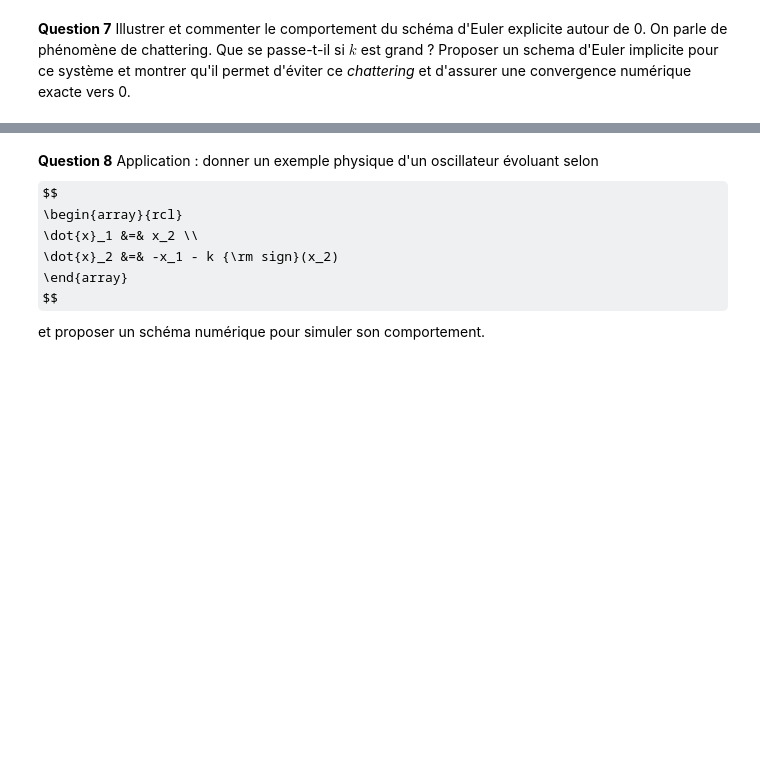
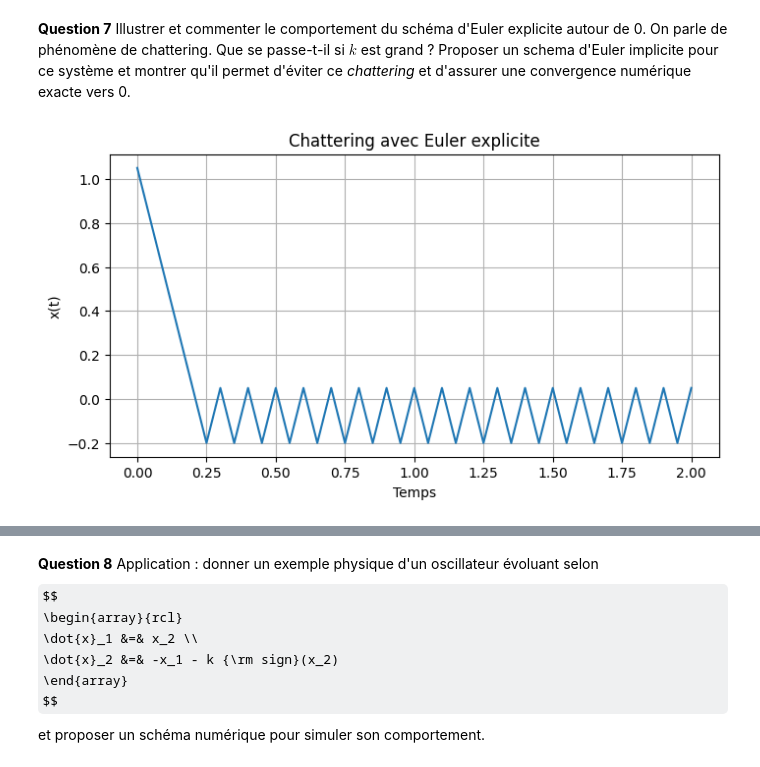
Before and after one commit to sybille-naudet/Maths---meufs-trop-styl-es, a Jupyter notebook: Projet - Equations Différentielles - 2025.ipynb, the cells around one changed output, grey strips where cells are left out. Drawn from its saved outputs; the diff is of its cells as text; code cells hidden in the pictures; some formulas as TeX source; blank space fills up the shorter version.

```diff
--- a/Projet - Equations Différentielles - 2025.ipynb
+++ b/Projet - Equations Différentielles - 2025.ipynb
@@ -176,0 +222,32 @@ def euler_implicit_sliding(x0,t0,tf,dt):
+# %%
+def euler_explicit_chattering(x0, t0, tf, dt, k):
+    time = np.arange(t0, tf + dt, dt)
+    sol = np.zeros(len(time))
+    sol[0] = x0
+
+    for n in range(len(time) - 1):
+        sol[n+1] = sol[n] - k * dt * np.sign(sol[n])
+
+    return time, sol
+
+
+# Paramètres
+k = 5
+dt = 0.05
+t0 = 0.0
+tf = 2.0
+x0 = 1.05
+
+# Simulation
+time, sol = euler_explicit_chattering(x0, t0, tf, dt, k)
+
+# Tracé
+plt.figure(figsize=(8,4))
+plt.plot(time, sol)
+plt.xlabel("Temps")
+plt.ylabel("x(t)")
+plt.title("Chattering avec Euler explicite")
+plt.grid()
+plt.show()
+# %% [output]
+[figure, added]
```
Also changed, not shown: parts of 8 cells of this notebook.
